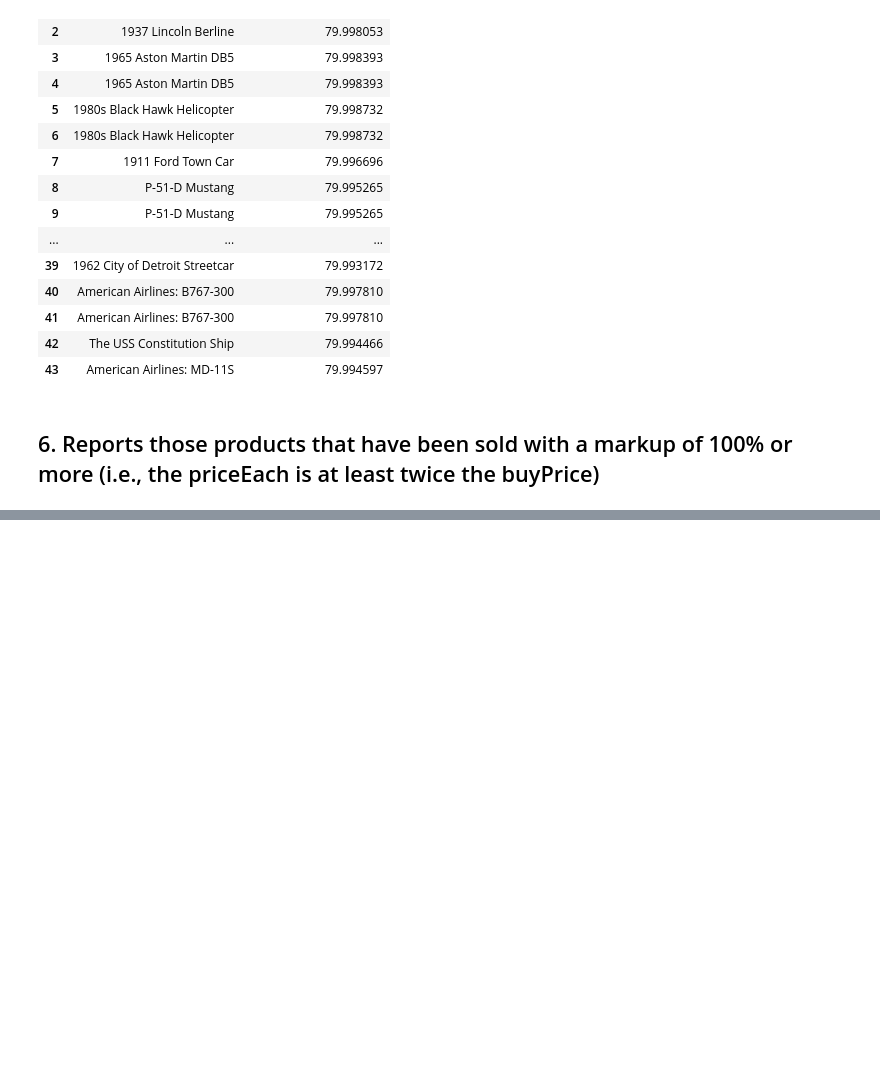
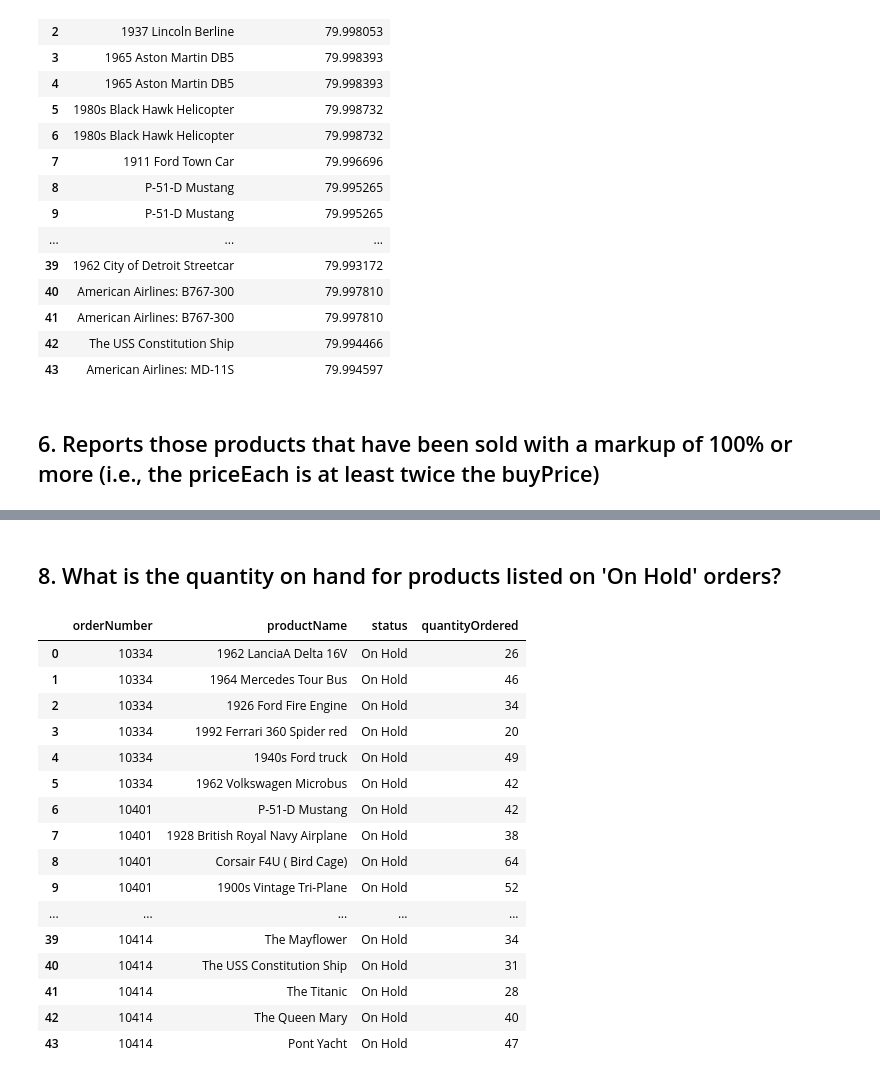
Before and after one commit to adiwirawan/digital-talent, a Jupyter notebook: LatihanSQL2.ipynb, the cells around one changed output, grey strips where cells are left out. Cells and saved outputs as stored; diff of their text form; code cells hidden in the pictures; blank space fills up the shorter version.

```diff
--- a/LatihanSQL2.ipynb
+++ b/LatihanSQL2.ipynb
@@ -384,0 +456,38 @@ WHERE
+# %% [markdown]
+## 8. What is the quantity on hand for products listed on 'On Hold' orders?
+# %%
+run("""
+
+SELECT
+    o.orderNumber,
+    p.productName,
+    o.status,
+    d.quantityOrdered
+FROM
+    orderdetails d
+    INNER JOIN
+    orders o ON o.orderNumber = d.orderNumber
+    INNER JOIN
+    products p ON p.productCode = d.productCode
+WHERE
+    o.status ='On Hold'
+
+""")
+# %% [output]
+|  | orderNumber | productName | status | quantityOrdered |
+| 0 | 10334 | 1962 LanciaA Delta 16V | On Hold | 26 |
+| 1 | 10334 | 1964 Mercedes Tour Bus | On Hold | 46 |
+| 2 | 10334 | 1926 Ford Fire Engine | On Hold | 34 |
+| 3 | 10334 | 1992 Ferrari 360 Spider red | On Hold | 20 |
+| 4 | 10334 | 1940s Ford truck | On Hold | 49 |
+| 5 | 10334 | 1962 Volkswagen Microbus | On Hold | 42 |
+| 6 | 10401 | P-51-D Mustang | On Hold | 42 |
+| 7 | 10401 | 1928 British Royal Navy Airplane | On Hold | 38 |
+| 8 | 10401 | Corsair F4U ( Bird Cage) | On Hold | 64 |
+| 9 | 10401 | 1900s Vintage Tri-Plane | On Hold | 52 |
+| ... | ... | ... | ... | ... |
+| 39 | 10414 | The Mayflower | On Hold | 34 |
+| 40 | 10414 | The USS Constitution Ship | On Hold | 31 |
+| 41 | 10414 | The Titanic | On Hold | 28 |
+| 42 | 10414 | The Queen Mary | On Hold | 40 |
+| 43 | 10414 | Pont Yacht | On Hold | 47 |
```
Also changed, not shown: parts of 3 cells of this notebook, 2 other files.
